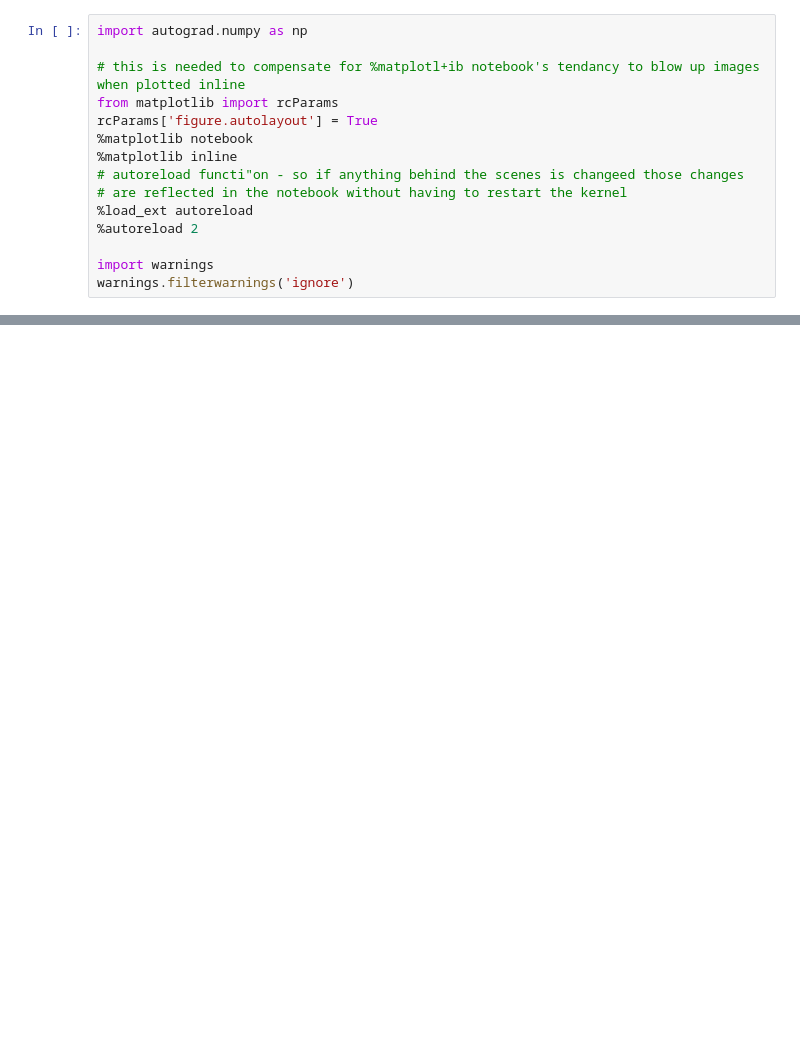
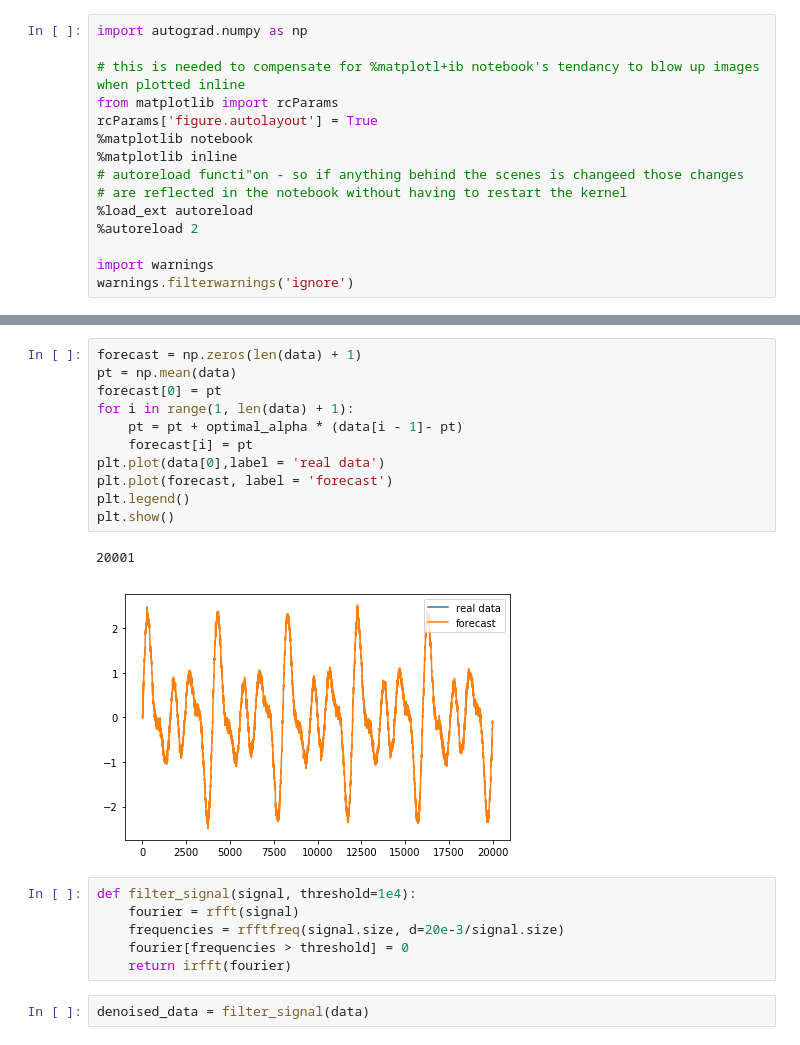
Before and after one commit to A-Gulati/Time_Series, a Jupyter notebook: notebooks/Simple RNN for stock prediction.ipynb, the cells around one changed output, grey strips where cells are left out. Cells and saved outputs as stored; diff of their text form; blank space fills up the shorter version.

```diff
--- a/notebooks/Simple RNN for stock prediction.ipynb
+++ b/notebooks/Simple RNN for stock prediction.ipynb
@@ -202,0 +242,22 @@ plt.show()
+# %%
+forecast = np.zeros(len(data) + 1)
+pt = np.mean(data)
+forecast[0] = pt
+for i in range(1, len(data) + 1):
+    pt = pt + optimal_alpha * (data[i - 1]- pt)
+    forecast[i] = pt
+plt.plot(data[0],label = 'real data')
+plt.plot(forecast, label = 'forecast')
+plt.legend()
+plt.show()
+# %% [output]
+20001
+[figure, added]
+# %%
+def filter_signal(signal, threshold=1e4):
+    fourier = rfft(signal)
+    frequencies = rfftfreq(signal.size, d=20e-3/signal.size)
+    fourier[frequencies > threshold] = 0
+    return irfft(fourier)
+# %%
+denoised_data = filter_signal(data)
```
Also changed, not shown: parts of 15 cells of this notebook, 2 other files.
